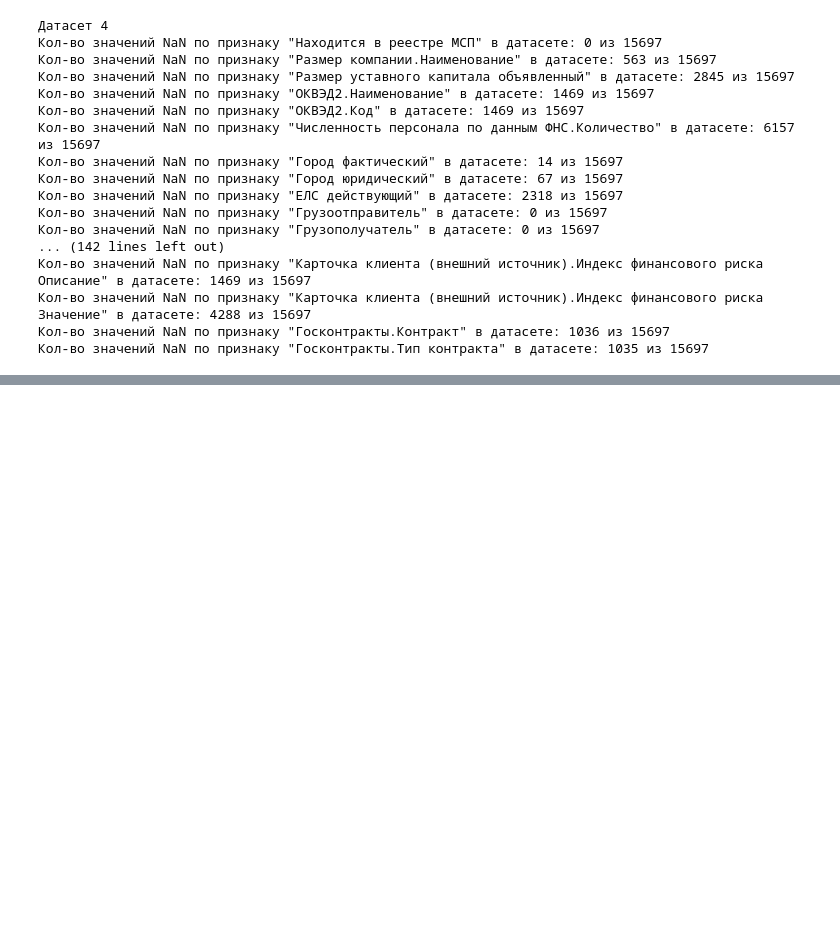
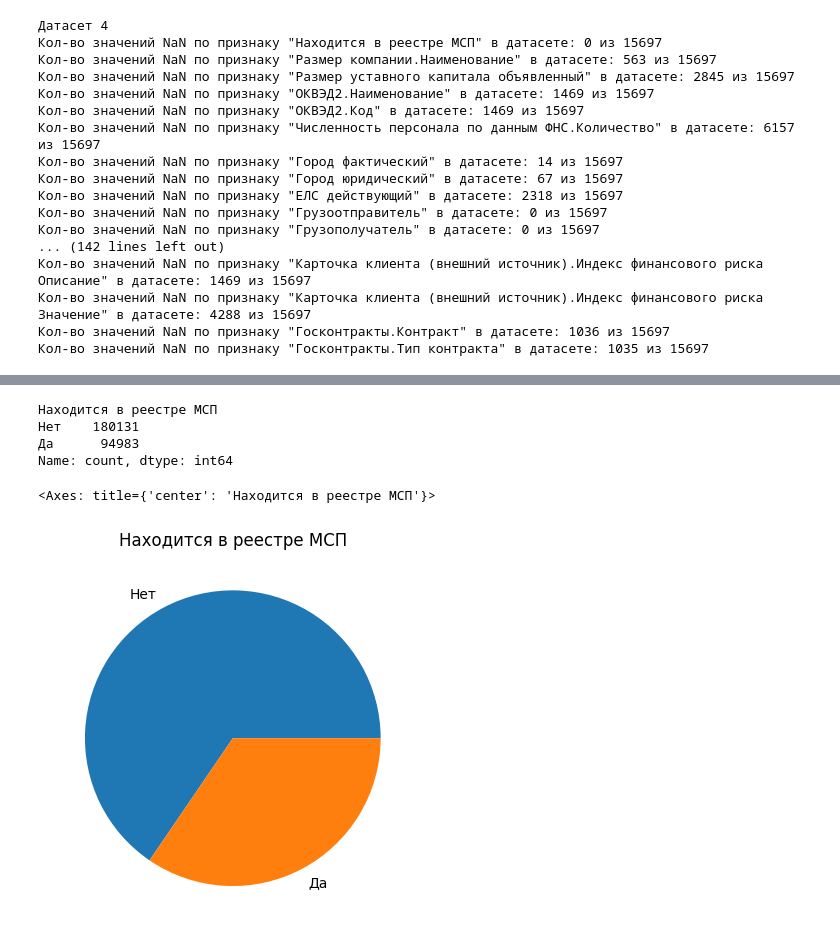
Before and after one commit to DIMFLIX-Hackathons/ClientGuardian, a Jupyter notebook: src/ClientGuardian/RZD.ipynb, the cells around one changed output, grey strips where cells are left out. Saved outputs shown, nothing was run; the diff lists cells and outputs as text; code cells hidden in the pictures; blank space fills up the shorter version.

Commit message:
- Deeper data reseaching

```diff
--- a/src/ClientGuardian/RZD.ipynb
+++ b/src/ClientGuardian/RZD.ipynb
@@ -115,0 +150,14 @@ for i in data_concatenated.columns[1:]:
+# %%
+
+data_concatenated['Находится в реестре МСП'].value_counts()
+# %% [output]
+Находится в реестре МСП
+Нет    180131
+Да      94983
+Name: count, dtype: int64
+# %%
+
+data_concatenated['Находится в реестре МСП'].value_counts().plot(kind='pie', title='Находится в реестре МСП', ylabel='')
+# %% [output]
+<Axes: title={'center': 'Находится в реестре МСП'}>
+[figure, added]
```
Also changed, not shown: parts of 11 cells of this notebook.
